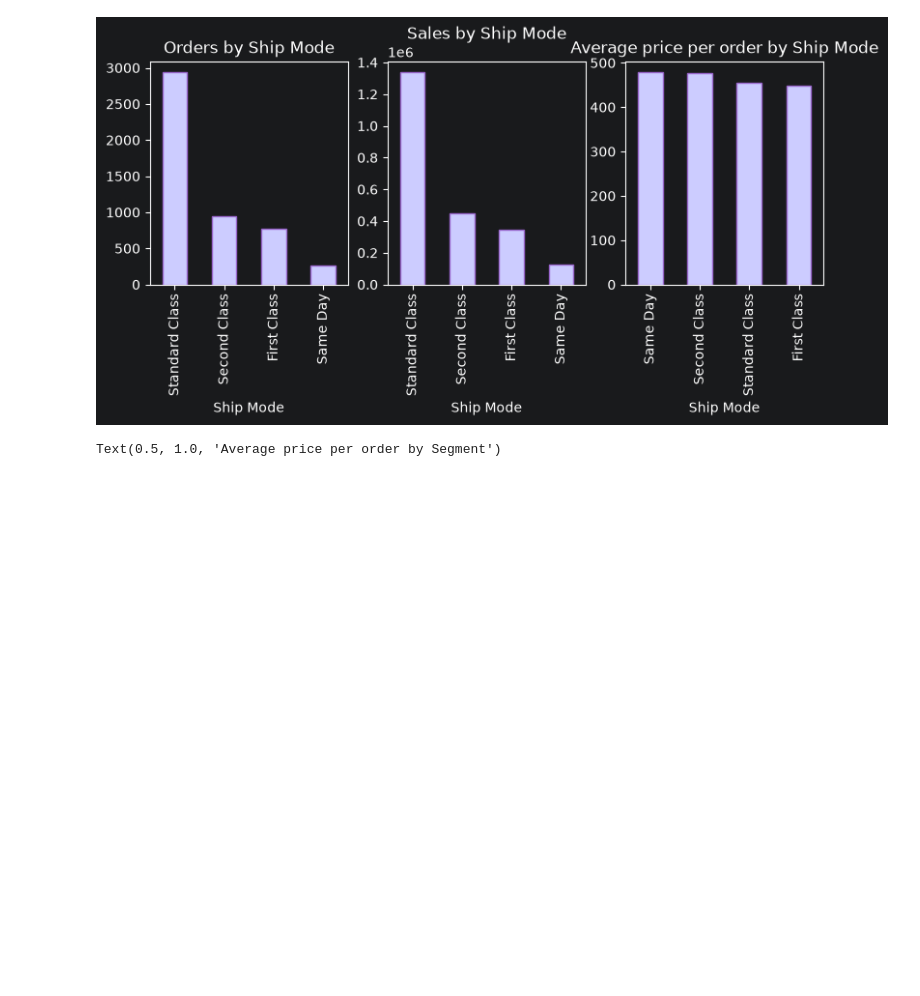
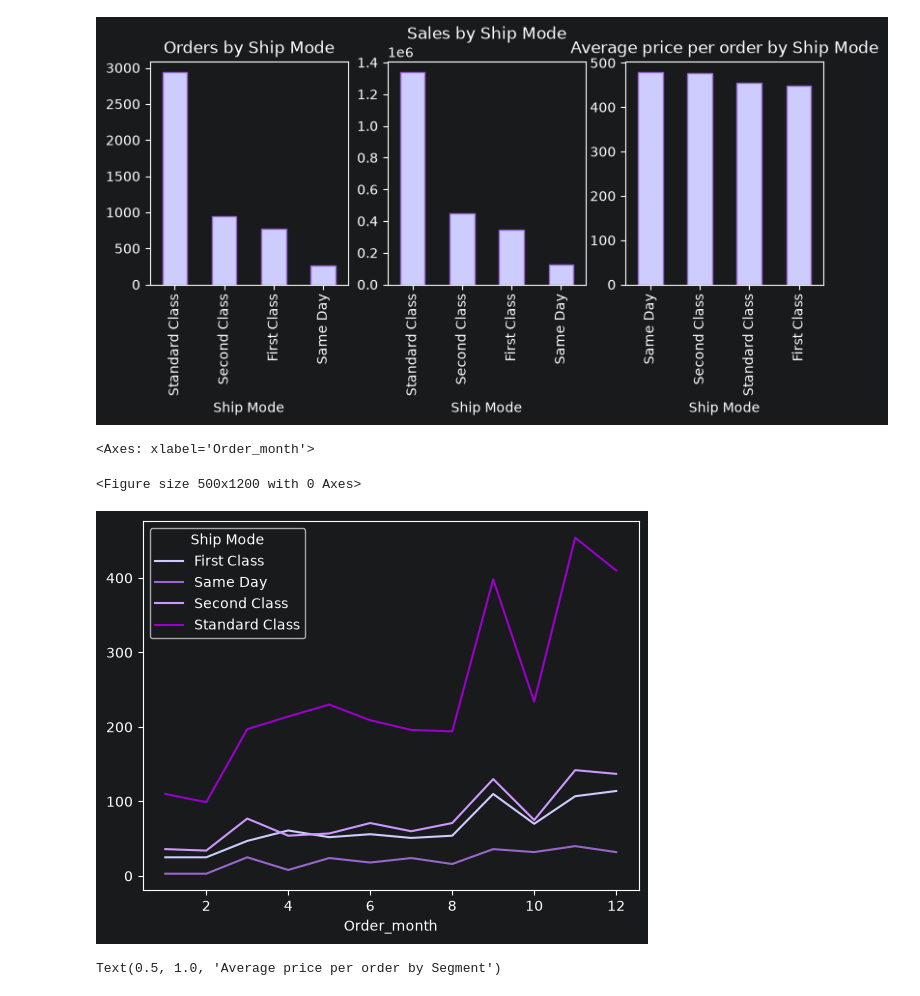
Before and after one commit to bobsi1/auto_report, a Jupyter notebook: notebooks/explore.ipynb, the cells around one changed output. Saved outputs shown, nothing was run; the diff lists cells and outputs as text; code cells hidden in the pictures; blank space fills up the shorter version.

```diff
--- a/notebooks/explore.ipynb
+++ b/notebooks/explore.ipynb
@@ -57,4 +56,6 @@ Index(['Row ID', 'Order ID', 'Order Date', 'Ship Date', 'Ship Mode',
 df['Order Date'] = pd.to_datetime(df['Order Date'], format='%d/%m/%Y')
 df['Ship Date'] = pd.to_datetime(df['Ship Date'], format='%d/%m/%Y')
 df['Postal Code'] = df['Postal Code'].astype(str).replace('.0', '', regex=False)
+# %%
+df['shipping_time'] = (df['Ship Date'] - df['Order Date']).dt.days
 # %%
@@ -176,6 +177,13 @@ axes[2].set_title("Average price per order by Ship Mode")
 # %% [output]
 Text(0.5, 1.0, 'Average price per order by Ship Mode')
 [figure]
+# %%
+plt.figure(figsize=(5,12))
+df.groupby(['Order_month', 'Ship Mode'])['Order ID'].nunique().unstack().plot(kind='line',  color = ['#CCCCFF','#9966CC', '#CC99FF', '#9900CC'])
+# %% [output]
+<Axes: xlabel='Order_month'>
+<Figure size 500x1200 with 0 Axes>
+[figure, added]
 # %%
 fig, axes = plt.subplots(1, 3, figsize=(9,3))
 df.groupby('Segment')['Order ID'].nunique().sort_values(ascending = False).plot(kind='pie', ax=axes[0], colors = ['#CCCCFF','#9966CC', '#CC99FF'], labeldistance = 0.3, autopct='%1.1f%%', textprops={'fontsize': 9})
```
Also changed, not shown: parts of 8 cells of this notebook.
